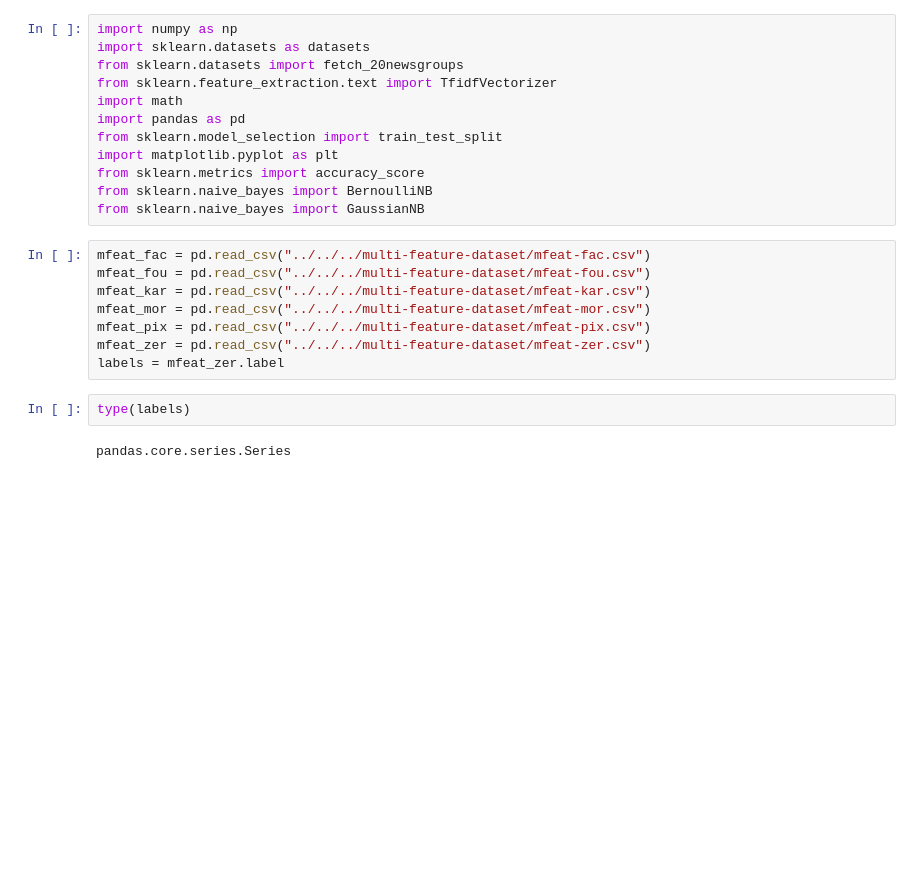
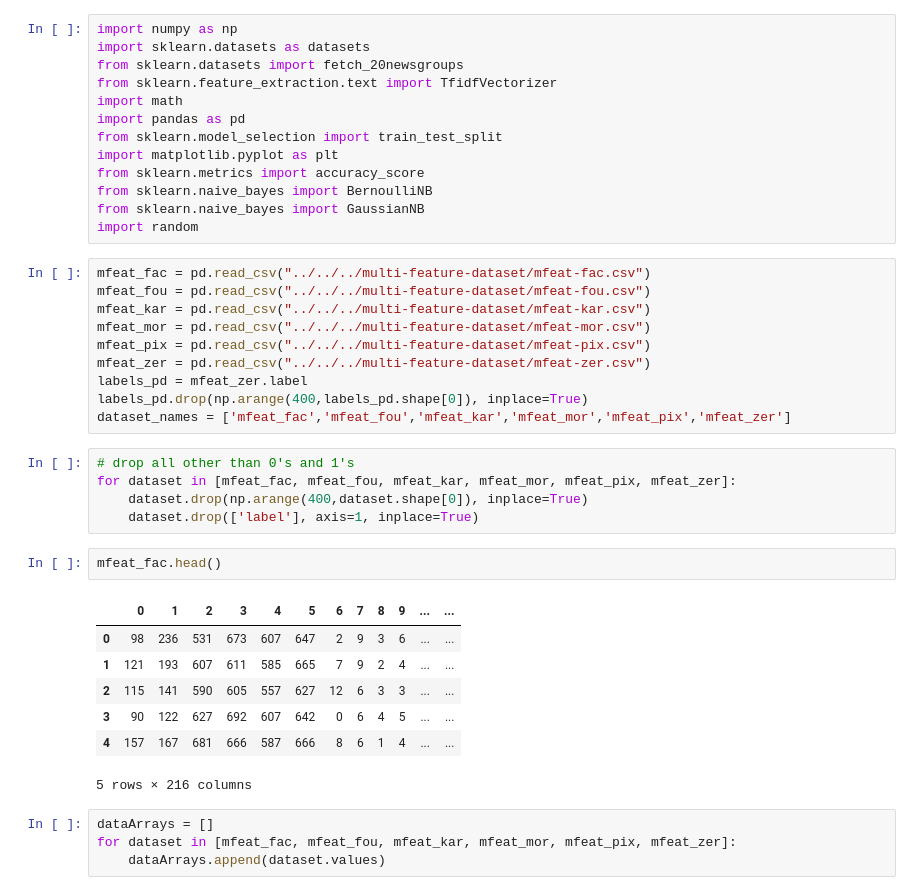
Before and after one commit to cameronfr/mvlearn, a Jupyter notebook: CoTraining/Testing/CoTraining_testing3.ipynb, the cells around one changed output. Drawn from its saved outputs; the diff is of its cells as text; blank space fills up the shorter version.

Commit message:
co-training notebook with multiple features dataset

```diff
--- a/CoTraining/Testing/CoTraining_testing3.ipynb
+++ b/CoTraining/Testing/CoTraining_testing3.ipynb
@@ -10,6 +10,7 @@ import matplotlib.pyplot as plt
 from sklearn.metrics import accuracy_score
 from sklearn.naive_bayes import BernoulliNB
 from sklearn.naive_bayes import GaussianNB
+import random
 # %%
 mfeat_fac = pd.read_csv("../../../multi-feature-dataset/mfeat-fac.csv")
 mfeat_fou = pd.read_csv("../../../multi-feature-dataset/mfeat-fou.csv")
@@ -17,8 +18,25 @@ mfeat_kar = pd.read_csv("../../../multi-feature-dataset/mfeat-kar.csv")
 mfeat_mor = pd.read_csv("../../../multi-feature-dataset/mfeat-mor.csv")
 mfeat_pix = pd.read_csv("../../../multi-feature-dataset/mfeat-pix.csv")
 mfeat_zer = pd.read_csv("../../../multi-feature-dataset/mfeat-zer.csv")
-labels = mfeat_zer.label
+labels_pd = mfeat_zer.label
+labels_pd.drop(np.arange(400,labels_pd.shape[0]), inplace=True)
+dataset_names = ['mfeat_fac','mfeat_fou','mfeat_kar','mfeat_mor','mfeat_pix','mfeat_zer']
-# %%
-type(labels)
-# %% [output]
-pandas.core.series.Series
+# %%
+# drop all other than 0's and 1's
+for dataset in [mfeat_fac, mfeat_fou, mfeat_kar, mfeat_mor, mfeat_pix, mfeat_zer]:
+    dataset.drop(np.arange(400,dataset.shape[0]), inplace=True)
+    dataset.drop(['label'], axis=1, inplace=True)
+# %%
+mfeat_fac.head()
+# %% [output]
+|  | 0 | 1 | 2 | 3 | 4 | 5 | 6 | 7 | 8 | 9 | ... | ... |
+| 0 | 98 | 236 | 531 | 673 | 607 | 647 | 2 | 9 | 3 | 6 | ... | ... |
+| 1 | 121 | 193 | 607 | 611 | 585 | 665 | 7 | 9 | 2 | 4 | ... | ... |
+| 2 | 115 | 141 | 590 | 605 | 557 | 627 | 12 | 6 | 3 | 3 | ... | ... |
+| 3 | 90 | 122 | 627 | 692 | 607 | 642 | 0 | 6 | 4 | 5 | ... | ... |
+| 4 | 157 | 167 | 681 | 666 | 587 | 666 | 8 | 6 | 1 | 4 | ... | ... |
+5 rows × 216 columns
+# %%
+dataArrays = []
+for dataset in [mfeat_fac, mfeat_fou, mfeat_kar, mfeat_mor, mfeat_pix, mfeat_zer]:
+    dataArrays.append(dataset.values)
```
Also changed, not shown: parts of 8 cells of this notebook, 1 other file.
